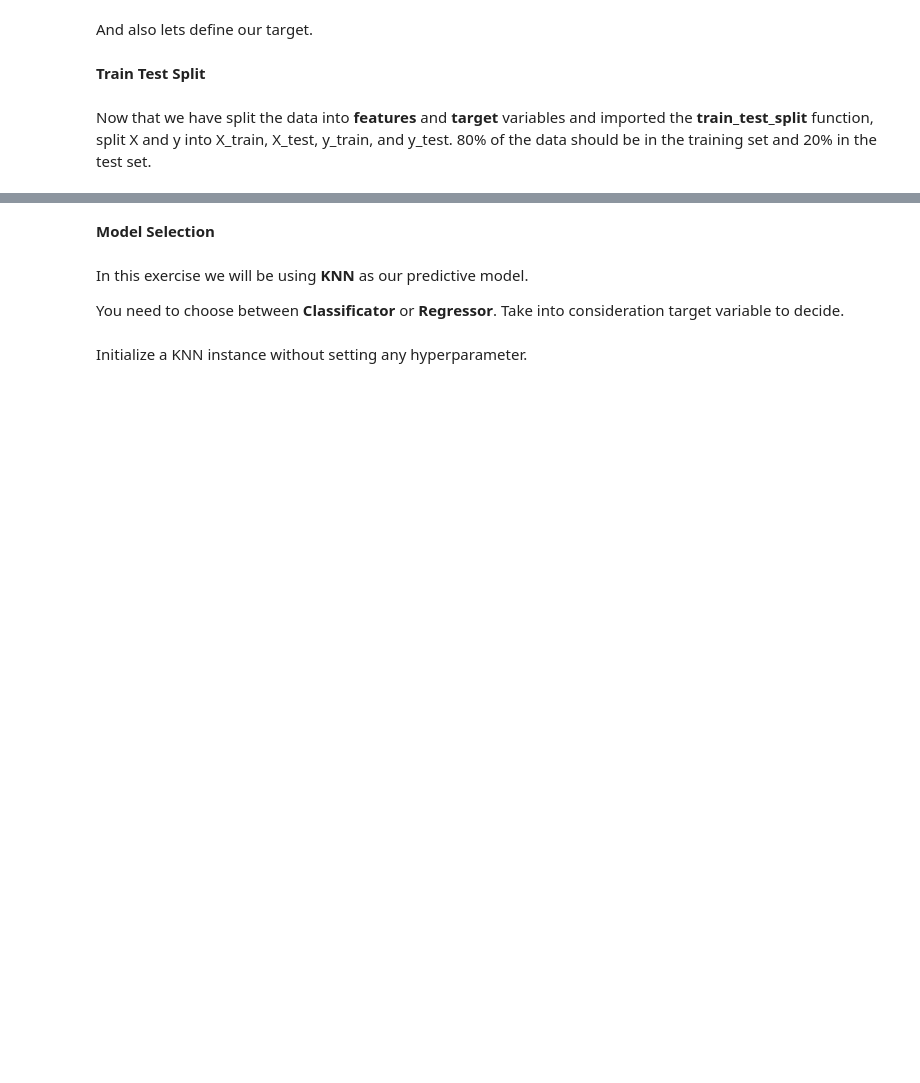
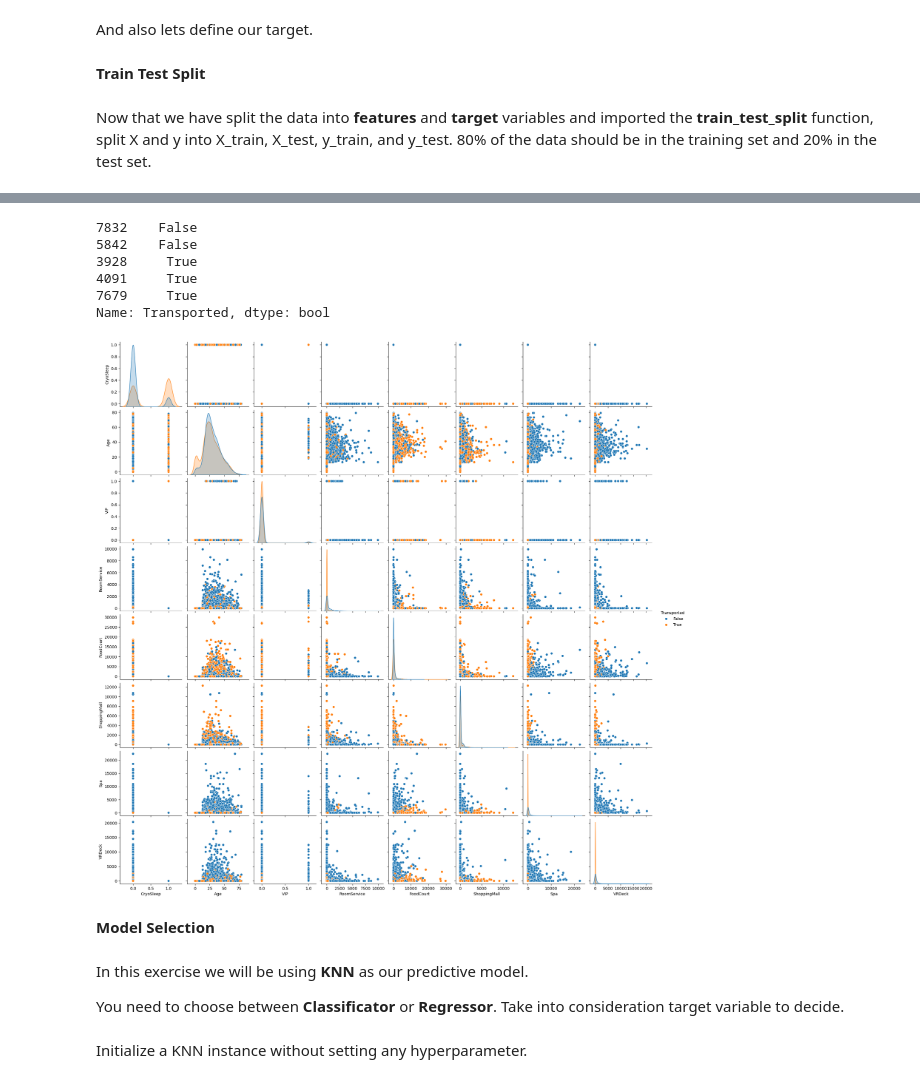
Before and after one commit to jesuserro/lab-intro-to-ml, a Jupyter notebook: lab-intro_to_ml.ipynb, the cells around one changed output, grey strips where cells are left out. Cells and saved outputs as stored; diff of their text form; code cells hidden in the pictures; blank space fills up the shorter version.

```diff
--- a/lab-intro_to_ml.ipynb
+++ b/lab-intro_to_ml.ipynb
@@ -109,3 +166,17 @@ Now that we have split the data into **features** and **target** variables and i
+# %%
+y_train.head()
+# %% [output]
+7832    False
+5842    False
+3928     True
+4091     True
+7679     True
+Name: Transported, dtype: bool
+# %%
+sns.pairplot(spaceship, hue="Transported")
+plt.show()
+# %% [output]
+[figure, added]
 # %% [markdown]
 **Model Selection**
 # %% [markdown]
```
Also changed, not shown: parts of 16 cells of this notebook.
